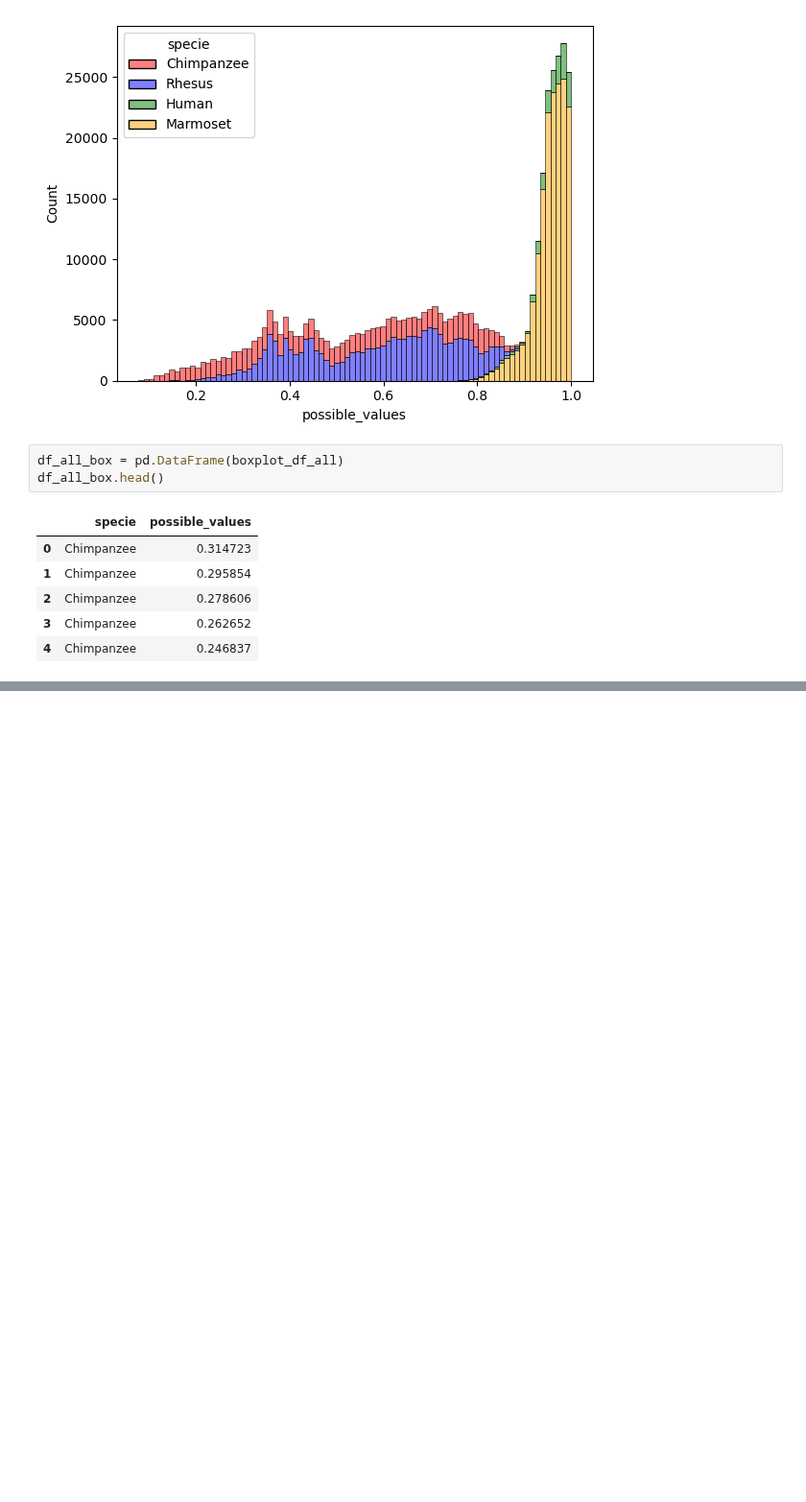
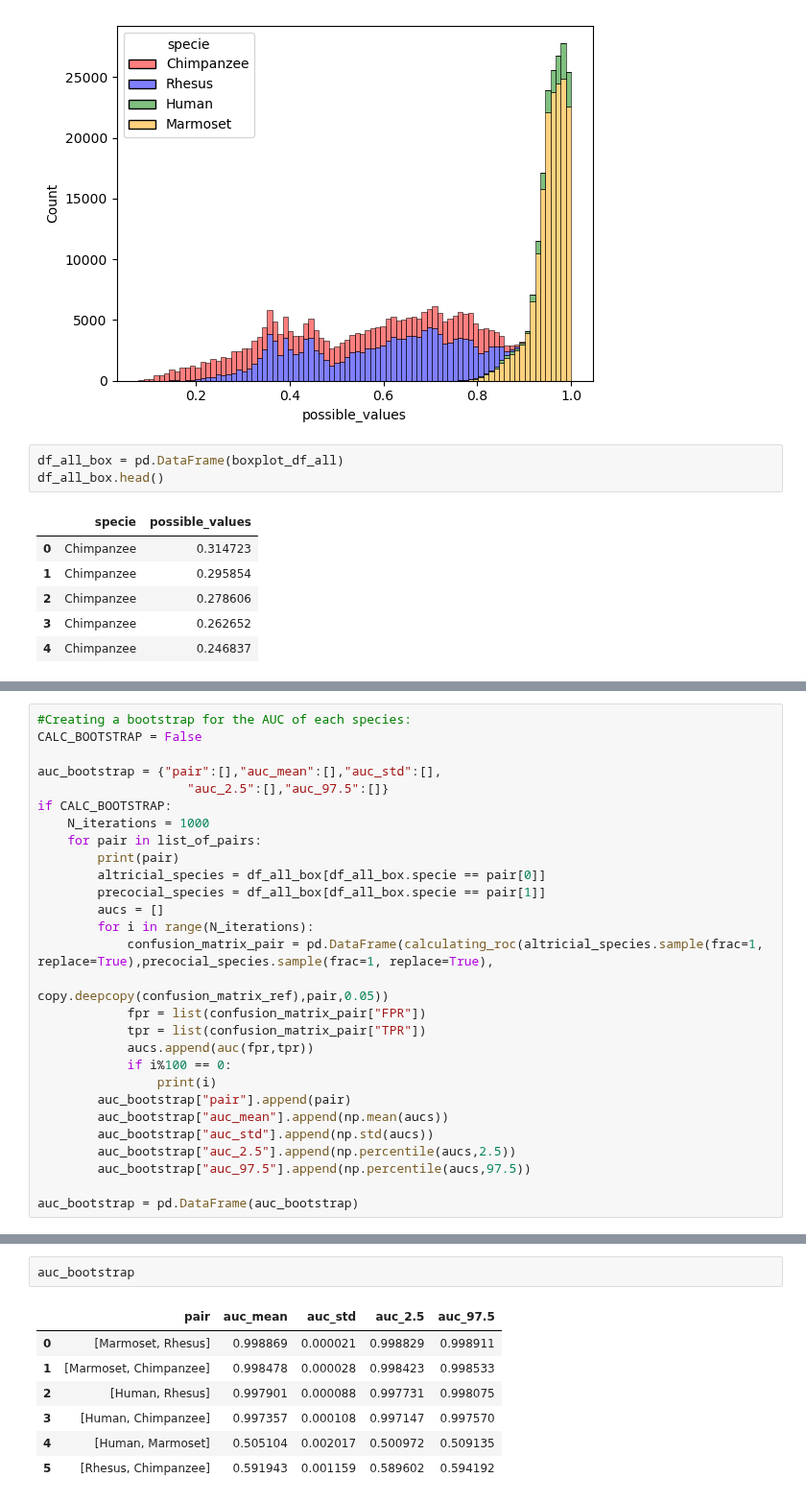
Before and after one commit to biagzi/altricial_brain_vocal_learning, a Jupyter notebook: code/Fig2B_and_2C.ipynb, the cells around one changed output, grey strips where cells are left out. Shown at 96% size. Drawn from its saved outputs; the diff is of its cells as text; blank space fills up the shorter version.

Commit message:
auc bootstrap

```diff
--- a/code/Fig2B_and_2C.ipynb
+++ b/code/Fig2B_and_2C.ipynb
@@ -370,3 +389,31 @@ Rhesus_Chimpanzee
 Minimal threshold for true altricial class = 1: threshold:0.15000000000000002, TPR=1.0, FPR=0.9789946400115892
 Maximal threshold for false altricial class = 0: threshold:1.0, TPR=0.0, FPR=0.0
 [figure]
+# %%
+#Creating a bootstrap for the AUC of each species:
+CALC_BOOTSTRAP = False
+
+auc_bootstrap = {"pair":[],"auc_mean":[],"auc_std":[],
+                    "auc_2.5":[],"auc_97.5":[]}
+if CALC_BOOTSTRAP:
+    N_iterations = 1000
+    for pair in list_of_pairs:
+        print(pair)
+        altricial_species = df_all_box[df_all_box.specie == pair[0]]
+        precocial_species = df_all_box[df_all_box.specie == pair[1]]
+        aucs = []
+        for i in range(N_iterations):
+            confusion_matrix_pair = pd.DataFrame(calculating_roc(altricial_species.sample(frac=1, replace=True),precocial_species.sample(frac=1, replace=True),
+                                                    copy.deepcopy(confusion_matrix_ref),pair,0.05))
+            fpr = list(confusion_matrix_pair["FPR"])
+            tpr = list(confusion_matrix_pair["TPR"])
+            aucs.append(auc(fpr,tpr))
+            if i%100 == 0:
+                print(i)
+        auc_bootstrap["pair"].append(pair)
+        auc_bootstrap["auc_mean"].append(np.mean(aucs))
+        auc_bootstrap["auc_std"].append(np.std(aucs))
+        auc_bootstrap["auc_2.5"].append(np.percentile(aucs,2.5))
+        auc_bootstrap["auc_97.5"].append(np.percentile(aucs,97.5))
+
+auc_bootstrap = pd.DataFrame(auc_bootstrap)
@@ -372,0 +438,10 @@ Maximal threshold for false altricial class = 0: threshold:1.0, TPR=0.0, FPR=0.0
+# %%
+auc_bootstrap
+# %% [output]
+|  | pair | auc_mean | auc_std | auc_2.5 | auc_97.5 |
+| 0 | [Marmoset, Rhesus] | 0.998869 | 0.000021 | 0.998829 | 0.998911 |
+| 1 | [Marmoset, Chimpanzee] | 0.998478 | 0.000028 | 0.998423 | 0.998533 |
+| 2 | [Human, Rhesus] | 0.997901 | 0.000088 | 0.997731 | 0.998075 |
+| 3 | [Human, Chimpanzee] | 0.997357 | 0.000108 | 0.997147 | 0.997570 |
+| 4 | [Human, Marmoset] | 0.505104 | 0.002017 | 0.500972 | 0.509135 |
+| 5 | [Rhesus, Chimpanzee] | 0.591943 | 0.001159 | 0.589602 | 0.594192 |
```
Also changed, not shown: parts of 6 cells of this notebook, 2 other files.
